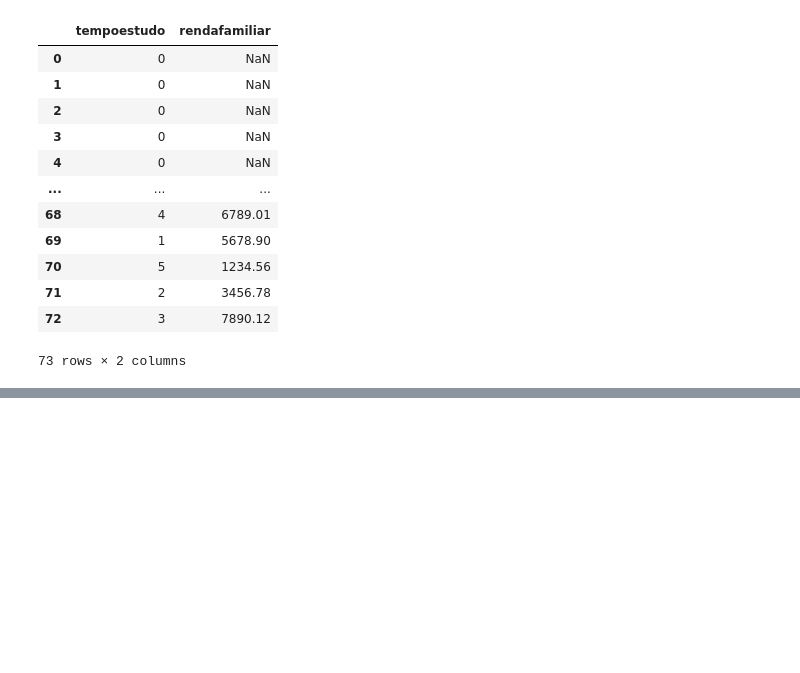
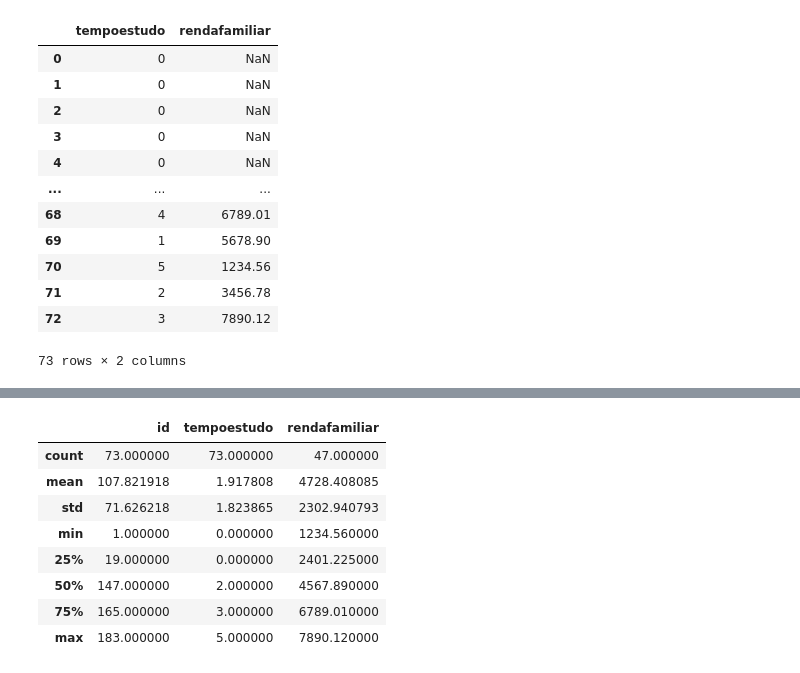
Before and after one commit to GLuizHB/Projeto_Final_Manha, a Jupyter notebook: imercaopandas.ipynb, the cells around one changed output, grey strips where cells are left out. Saved outputs shown, nothing was run; the diff lists cells and outputs as text; code cells hidden in the pictures; blank space fills up the shorter version.

```diff
--- a/imercaopandas.ipynb
+++ b/imercaopandas.ipynb
@@ -137,0 +251,12 @@ df_tempo_renda
+# %%
+df_alunos.describe()
+# %% [output]
+|  | id | tempoestudo | rendafamiliar |
+| count | 73.000000 | 73.000000 | 47.000000 |
+| mean | 107.821918 | 1.917808 | 4728.408085 |
+| std | 71.626218 | 1.823865 | 2302.940793 |
+| min | 1.000000 | 0.000000 | 1234.560000 |
+| 25% | 19.000000 | 0.000000 | 2401.225000 |
+| 50% | 147.000000 | 2.000000 | 4567.890000 |
+| 75% | 165.000000 | 3.000000 | 6789.010000 |
+| max | 183.000000 | 5.000000 | 7890.120000 |
```
Also changed, not shown: parts of 31 cells of this notebook, 2 other files.
